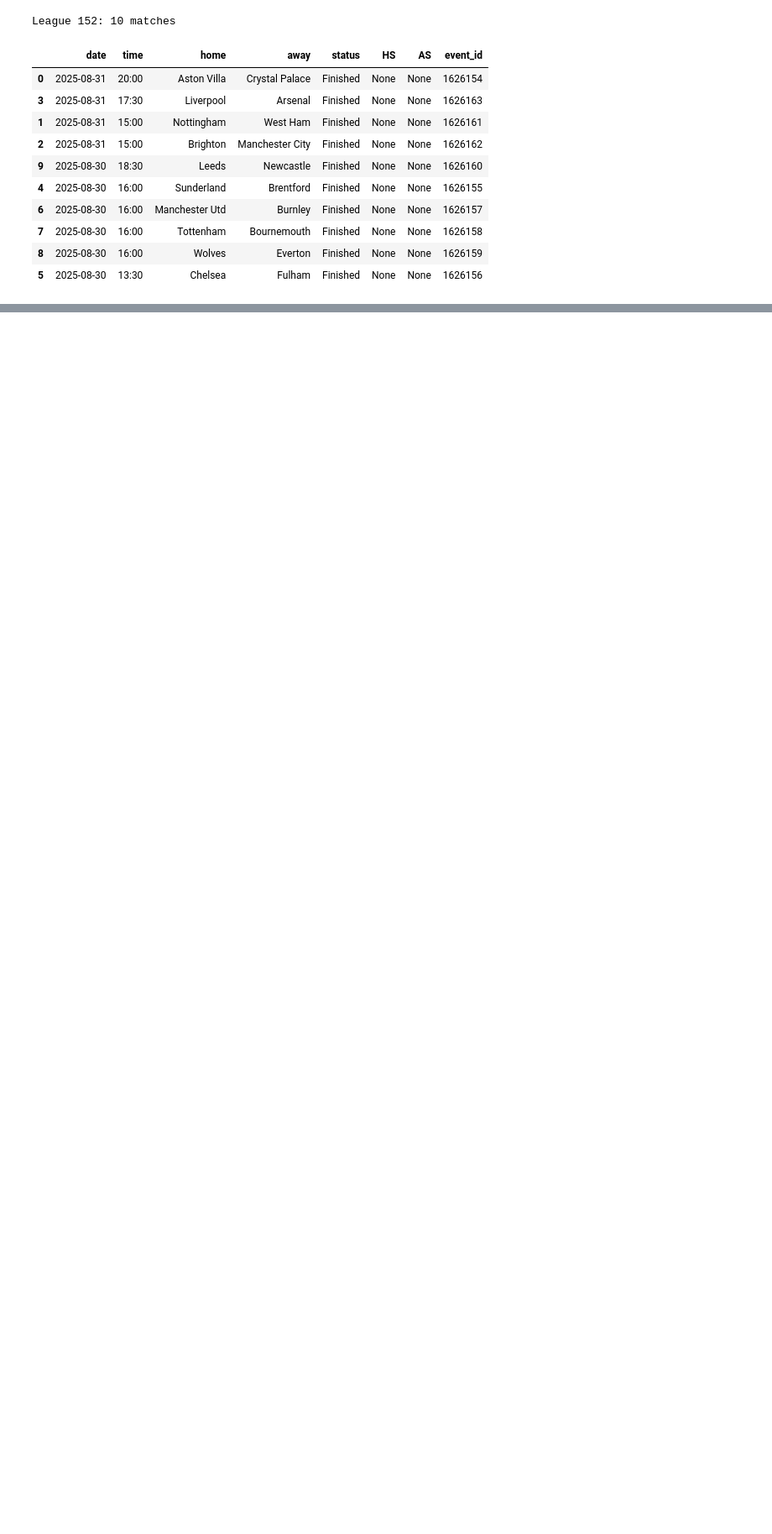
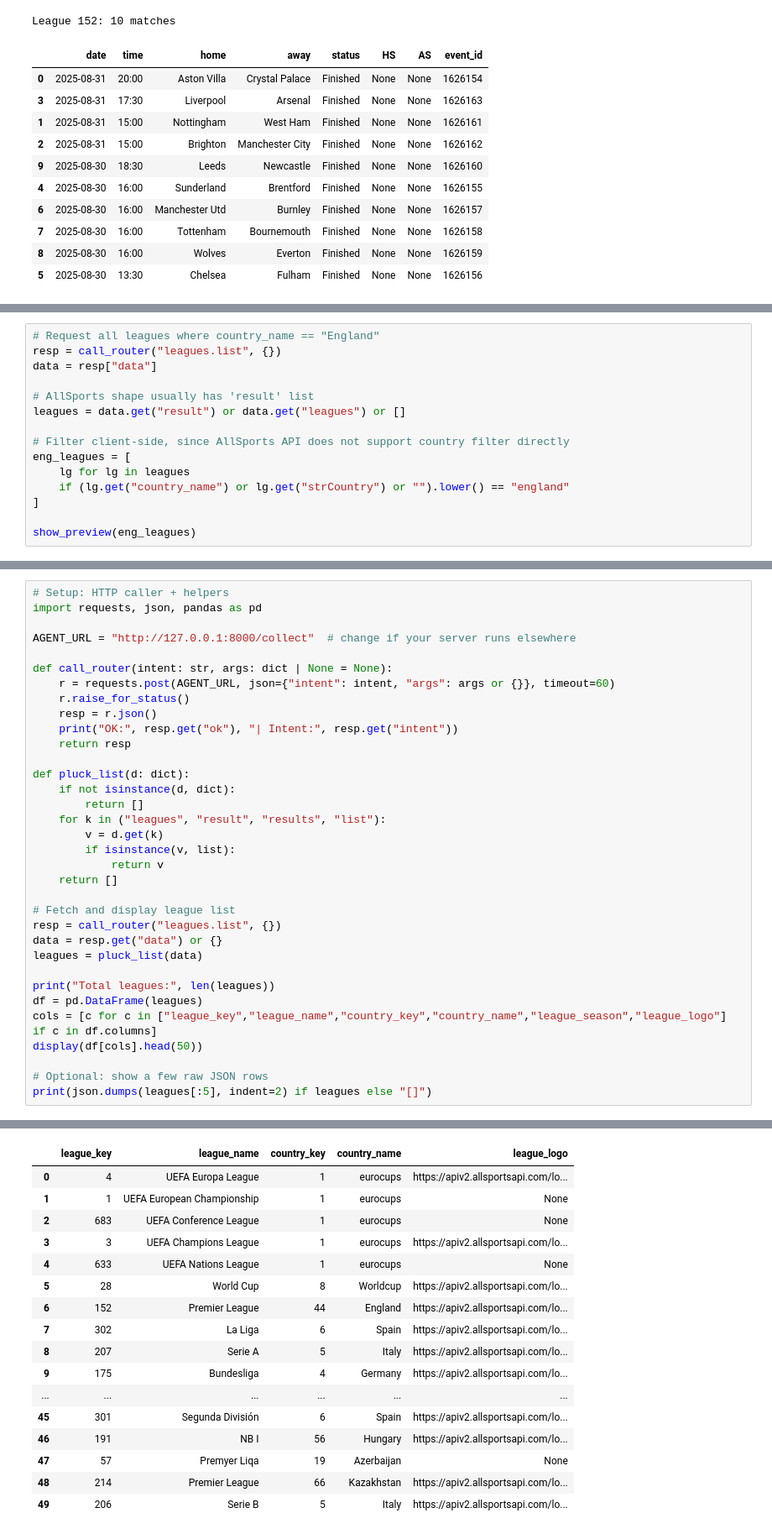
Before and after one commit to SYNCODE-SLIIT/Sports-Analysis, a Jupyter notebook: sports-ai/notebooks/AgentTest.ipynb, the cells around one changed output, grey strips where cells are left out. Shown at 84% size. Saved outputs shown, nothing was run; the diff lists cells and outputs as text; blank space fills up the shorter version.

```diff
--- a/sports-ai/notebooks/AgentTest.ipynb
+++ b/sports-ai/notebooks/AgentTest.ipynb
@@ -480,0 +503,15 @@ League 152: 10 matches
+# %%
+# Request all leagues where country_name == "England"
+resp = call_router("leagues.list", {})
+data = resp["data"]
+
+# AllSports shape usually has 'result' list
+leagues = data.get("result") or data.get("leagues") or []
+
+# Filter client-side, since AllSports API does not support country filter directly
+eng_leagues = [
+    lg for lg in leagues
+    if (lg.get("country_name") or lg.get("strCountry") or "").lower() == "england"
+]
+
+show_preview(eng_leagues)
@@ -480,0 +532,35 @@ League 152: 10 matches
+# %%
+# Setup: HTTP caller + helpers
+import requests, json, pandas as pd
+
+AGENT_URL = "http://127.0.0.1:8000/collect"  # change if your server runs elsewhere
+
+def call_router(intent: str, args: dict | None = None):
+    r = requests.post(AGENT_URL, json={"intent": intent, "args": args or {}}, timeout=60)
+    r.raise_for_status()
+    resp = r.json()
+    print("OK:", resp.get("ok"), "| Intent:", resp.get("intent"))
+    return resp
+
+def pluck_list(d: dict):
+    if not isinstance(d, dict):
+        return []
+    for k in ("leagues", "result", "results", "list"):
+        v = d.get(k)
+        if isinstance(v, list):
+            return v
+    return []
+
+# Fetch and display league list
+resp = call_router("leagues.list", {})
+data = resp.get("data") or {}
+leagues = pluck_list(data)
+
+print("Total leagues:", len(leagues))
+df = pd.DataFrame(leagues)
+cols = [c for c in ["league_key","league_name","country_key","country_name","league_season","league_logo"] if c in df.columns]
+display(df[cols].head(50))
+
+# Optional: show a few raw JSON rows
+print(json.dumps(leagues[:5], indent=2) if leagues else "[]")
+# %% [output]
@@ -480,0 +569,17 @@ League 152: 10 matches
+|  | league_key | league_name | country_key | country_name | league_logo |
+| 0 | 4 | UEFA Europa League | 1 | eurocups | https://apiv2.allsportsapi.com/lo... |
+| 1 | 1 | UEFA European Championship | 1 | eurocups | None |
+| 2 | 683 | UEFA Conference League | 1 | eurocups | None |
+| 3 | 3 | UEFA Champions League | 1 | eurocups | https://apiv2.allsportsapi.com/lo... |
+| 4 | 633 | UEFA Nations League | 1 | eurocups | None |
+| 5 | 28 | World Cup | 8 | Worldcup | https://apiv2.allsportsapi.com/lo... |
+| 6 | 152 | Premier League | 44 | England | https://apiv2.allsportsapi.com/lo... |
+| 7 | 302 | La Liga | 6 | Spain | https://apiv2.allsportsapi.com/lo... |
+| 8 | 207 | Serie A | 5 | Italy | https://apiv2.allsportsapi.com/lo... |
+| 9 | 175 | Bundesliga | 4 | Germany | https://apiv2.allsportsapi.com/lo... |
+| ... | ... | ... | ... | ... | ... |
+| 45 | 301 | Segunda División | 6 | Spain | https://apiv2.allsportsapi.com/lo... |
+| 46 | 191 | NB I | 56 | Hungary | https://apiv2.allsportsapi.com/lo... |
+| 47 | 57 | Premyer Liqa | 19 | Azerbaijan | None |
+| 48 | 214 | Premier League | 66 | Kazakhstan | https://apiv2.allsportsapi.com/lo... |
+| 49 | 206 | Serie B | 5 | Italy | https://apiv2.allsportsapi.com/lo... |
```
Also changed, not shown: parts of 6 cells of this notebook, 2 other files.
